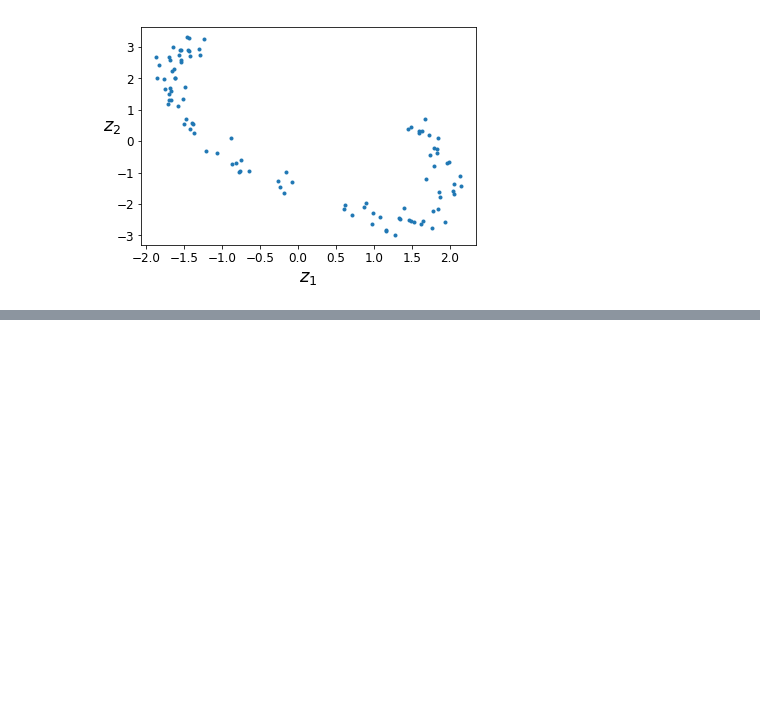
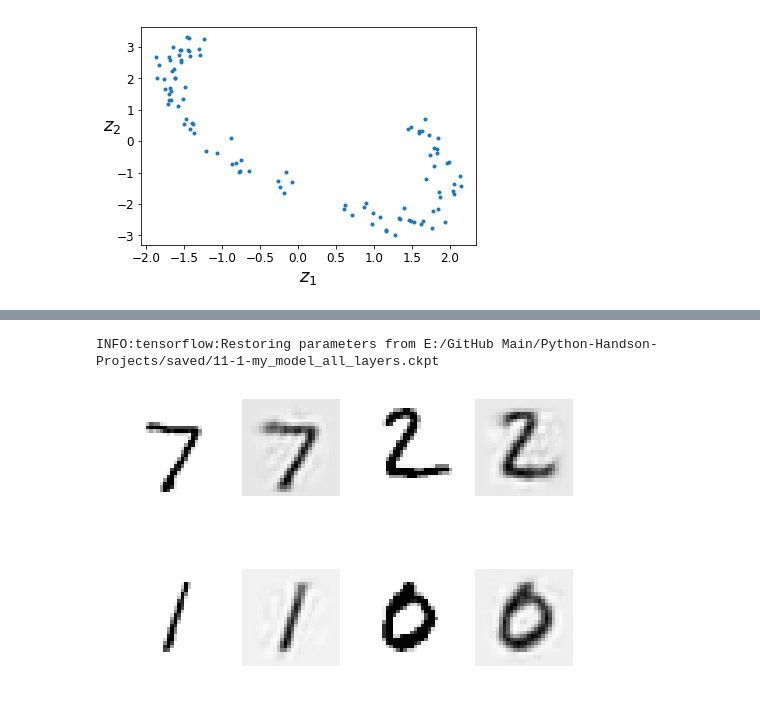
Before and after one commit to sivaram10/Python-Handson-Projects, a Jupyter notebook: 15-Autoencoders.ipynb, the cells around one changed output, grey strips where cells are left out. Saved outputs shown, nothing was run; the diff lists cells and outputs as text; code cells hidden in the pictures; blank space fills up the shorter version.

```diff
--- a/15-Autoencoders.ipynb
+++ b/15-Autoencoders.ipynb
@@ -117,0 +189,19 @@ plt.show()
+# %%
+def show_reconstructed_digits(X, outputs, model_path = None, n_test_digits = 4):
+    with tf.Session() as sess:
+        if model_path:
+            saver.restore(sess, model_path)
+        X_test = mnist.test.images[:n_test_digits]
+        outputs_val = outputs.eval(feed_dict={X: X_test})
+
+    fig = plt.figure(figsize=(8, 3 * n_test_digits))
+    for digit_index in range(n_test_digits):
+        plt.subplot(n_test_digits, 4, digit_index * 2 + 1)
+        plot_image(X_test[digit_index])
+        plt.subplot(n_test_digits, 4, digit_index * 2 + 2)
+        plot_image(outputs_val[digit_index])
+
+show_reconstructed_digits(X, outputs, "E:/GitHub Main/Python-Handson-Projects/saved/11-1-my_model_all_layers.ckpt")
+# %% [output]
+INFO:tensorflow:Restoring parameters from E:/GitHub Main/Python-Handson-Projects/saved/11-1-my_model_all_layers.ckpt
+[figure, added]
```
Also changed, not shown: parts of 5 cells of this notebook.
